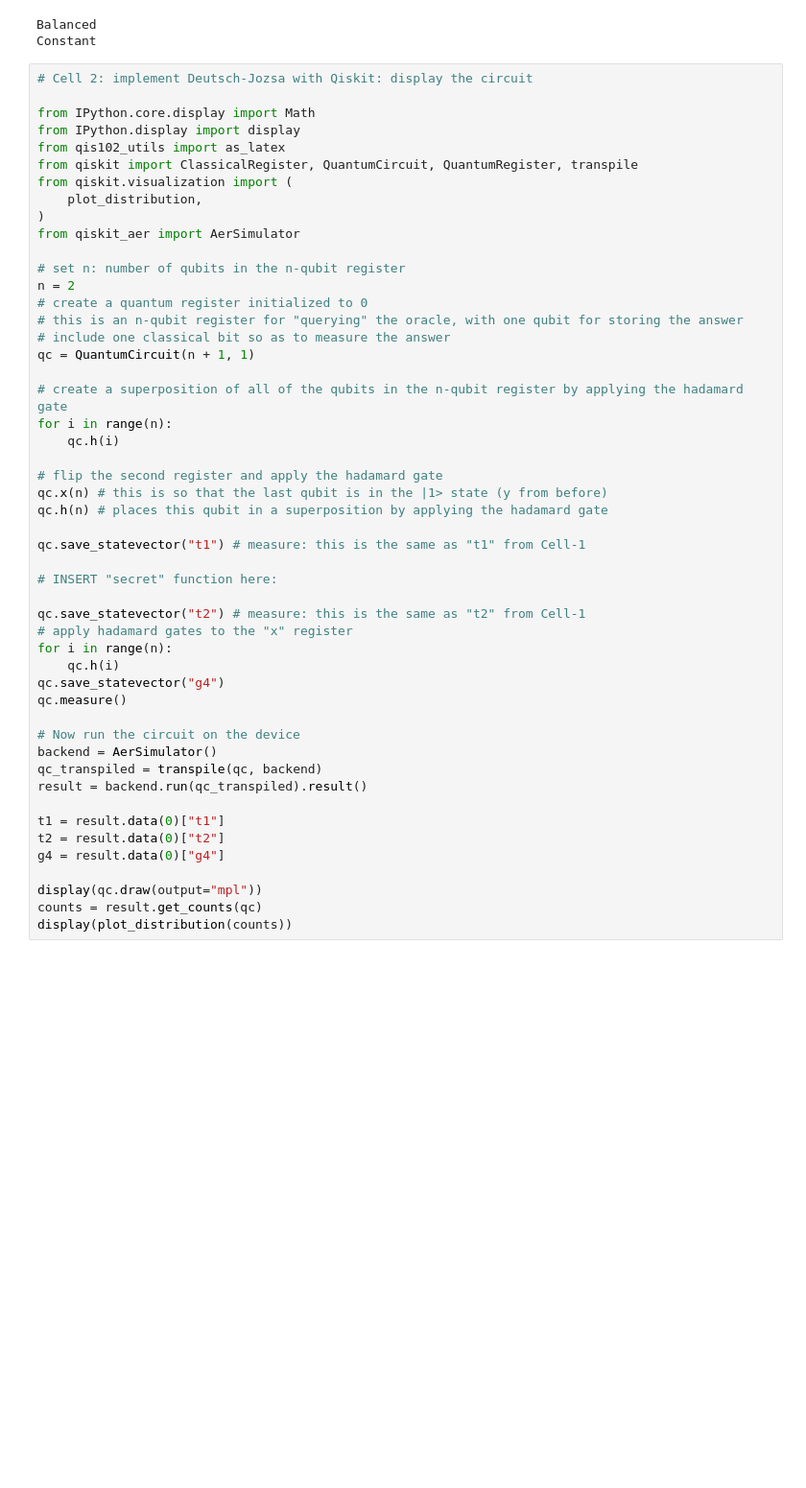
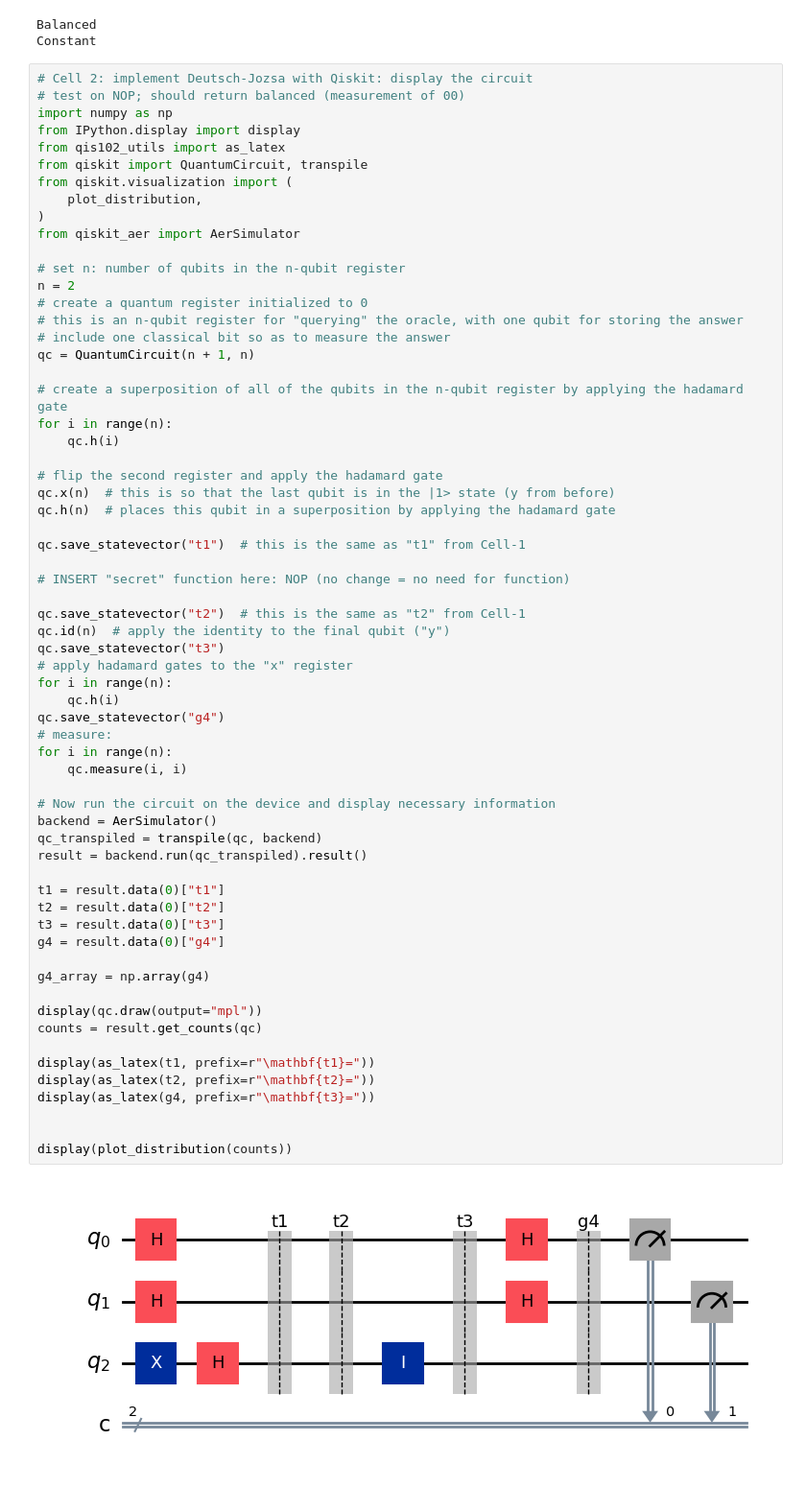
Before and after one commit to abbievaughanlee/qis102_work, a Jupyter notebook: TASKS/quantum_computing/deutsch_jozsa.ipynb, the cells around one changed output. Shown: that part at 96% size. Saved outputs shown, nothing was run; the diff lists cells and outputs as text; blank space fills up the shorter version.

```diff
--- a/TASKS/quantum_computing/deutsch_jozsa.ipynb
+++ b/TASKS/quantum_computing/deutsch_jozsa.ipynb
@@ -65,11 +65,11 @@ Balanced
 Constant
 # %%
 # Cell 2: implement Deutsch-Jozsa with Qiskit: display the circuit
-
-from IPython.core.display import Math
+# test on NOP; should return balanced (measurement of 00)
+import numpy as np
 from IPython.display import display
 from qis102_utils import as_latex
-from qiskit import ClassicalRegister, QuantumCircuit, QuantumRegister, transpile
+from qiskit import QuantumCircuit, transpile
 from qiskit.visualization import (
     plot_distribution,
 )
@@ -78,38 +78,53 @@ from qiskit_aer import AerSimulator
 # set n: number of qubits in the n-qubit register
 n = 2
 # create a quantum register initialized to 0
 # this is an n-qubit register for "querying" the oracle, with one qubit for storing the answer
 # include one classical bit so as to measure the answer
-qc = QuantumCircuit(n + 1, 1)
+qc = QuantumCircuit(n + 1, n)
 
 # create a superposition of all of the qubits in the n-qubit register by applying the hadamard gate
 for i in range(n):
     qc.h(i)
 
 # flip the second register and apply the hadamard gate
-qc.x(n) # this is so that the last qubit is in the |1> state (y from before)
-qc.h(n) # places this qubit in a superposition by applying the hadamard gate
+qc.x(n)  # this is so that the last qubit is in the |1> state (y from before)
+qc.h(n)  # places this qubit in a superposition by applying the hadamard gate
 
-qc.save_statevector("t1") # measure: this is the same as "t1" from Cell-1
+qc.save_statevector("t1")  # this is the same as "t1" from Cell-1
 
-# INSERT "secret" function here:
+# INSERT "secret" function here: NOP (no change = no need for function)
 
-qc.save_statevector("t2") # measure: this is the same as "t2" from Cell-1
+qc.save_statevector("t2")  # this is the same as "t2" from Cell-1
+qc.id(n)  # apply the identity to the final qubit ("y")
+qc.save_statevector("t3")
 # apply hadamard gates to the "x" register
 for i in range(n):
     qc.h(i)
 qc.save_statevector("g4")
-qc.measure()
+# measure:
+for i in range(n):
+    qc.measure(i, i)
 
-# Now run the circuit on the device
+# Now run the circuit on the device and display necessary information
 backend = AerSimulator()
 qc_transpiled = transpile(qc, backend)
 result = backend.run(qc_transpiled).result()
 
 t1 = result.data(0)["t1"]
 t2 = result.data(0)["t2"]
+t3 = result.data(0)["t3"]
 g4 = result.data(0)["g4"]
+
+g4_array = np.array(g4)
 
 display(qc.draw(output="mpl"))
 counts = result.get_counts(qc)
+
+display(as_latex(t1, prefix=r"\mathbf{t1}="))
+display(as_latex(t2, prefix=r"\mathbf{t2}="))
+display(as_latex(g4, prefix=r"\mathbf{t3}="))
+
+
 display(plot_distribution(counts))
+# %% [output]
+[figure, added]
```
Also changed, not shown: parts of 2 cells of this notebook, 1 other file.
